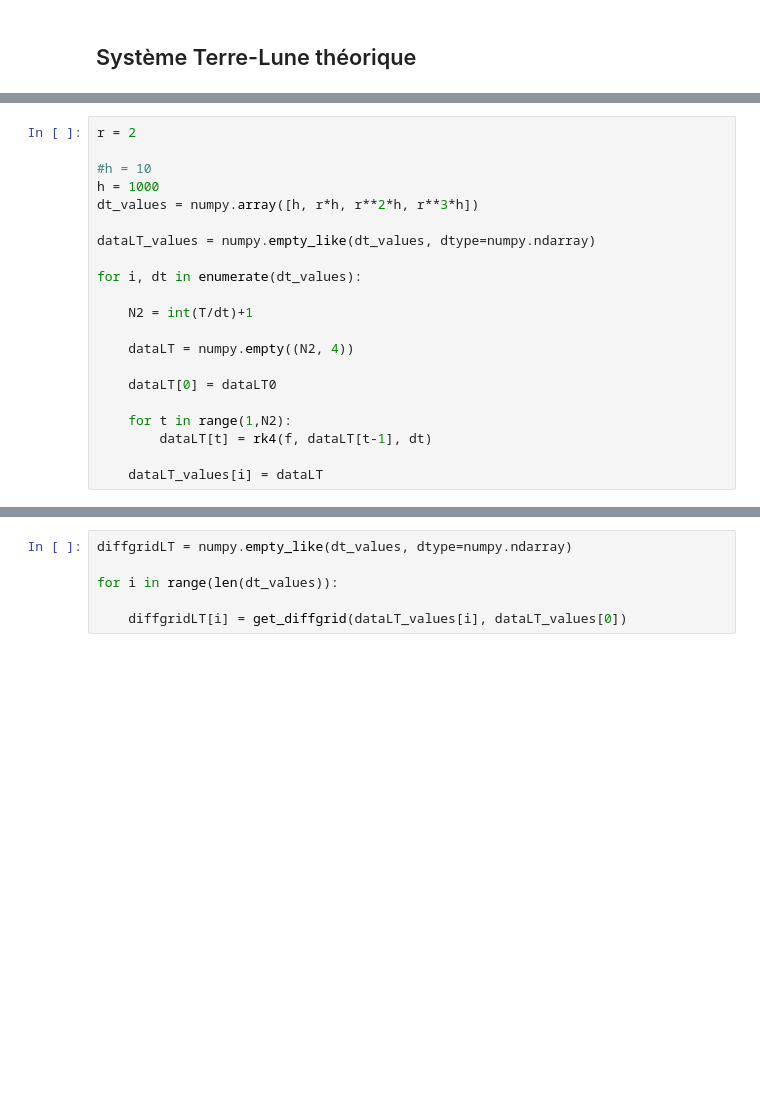
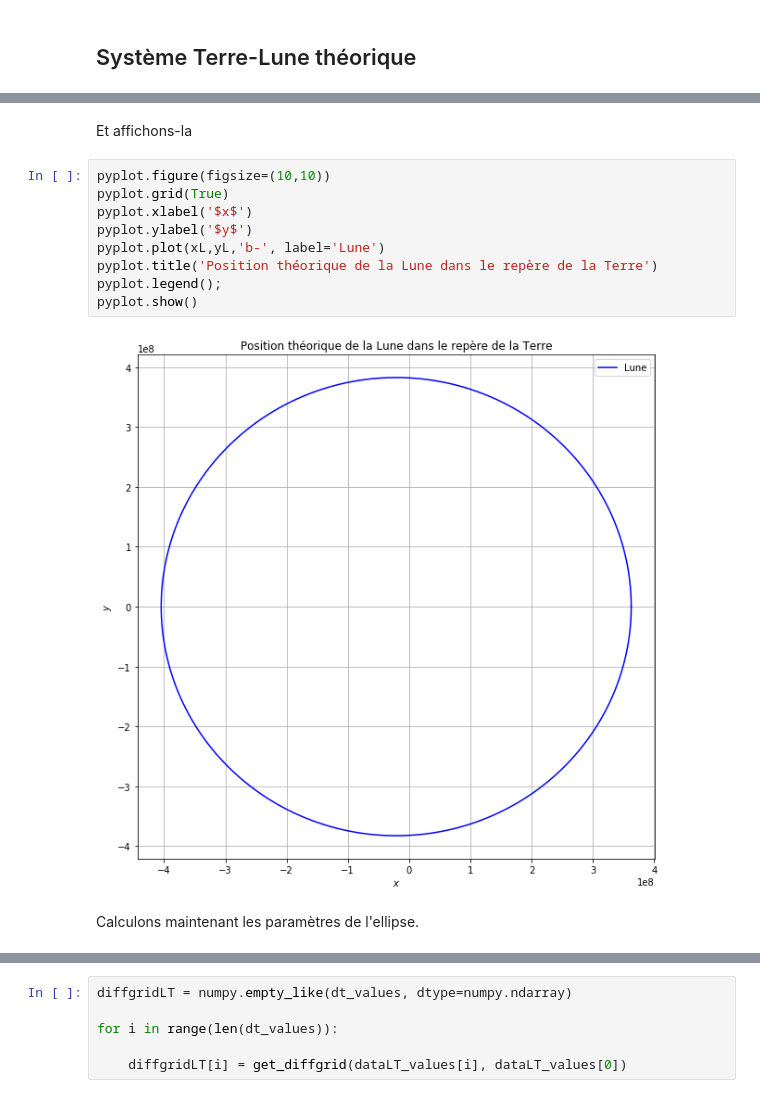
Before and after one commit to BerthilWorshipersSociety/MATH-314_travail_1, a Jupyter notebook: Travail n°1 Kepler - SCHOONEN Cédric, JAMOTTE Maxime.ipynb, the cells around one changed output, grey strips where cells are left out. Saved outputs shown, nothing was run; the diff lists cells and outputs as text; blank space fills up the shorter version.

```diff
--- a/Travail n°1 Kepler - SCHOONEN Cédric, JAMOTTE Maxime.ipynb
+++ b/Travail n°1 Kepler - SCHOONEN Cédric, JAMOTTE Maxime.ipynb
@@ -353,21 +191,0 @@ Calculons maintenant la trajectoire de la Lune pour plusieurs pas de temps diff
-# %%
-r = 2
-
-#h = 10
-h = 1000
-dt_values = numpy.array([h, r*h, r**2*h, r**3*h])
-
-dataLT_values = numpy.empty_like(dt_values, dtype=numpy.ndarray)
-
-for i, dt in enumerate(dt_values):
-
-    N2 = int(T/dt)+1
-
-    dataLT = numpy.empty((N2, 4))
-
-    dataLT[0] = dataLT0
-
-    for t in range(1,N2):
-        dataLT[t] = rk4(f, dataLT[t-1], dt)
-
-    dataLT_values[i] = dataLT
@@ -375,0 +307,15 @@ Calculons les erreurs par rapport à nos données les plus fine grâce à notre
+# %% [markdown]
+Et affichons-la
+# %%
+pyplot.figure(figsize=(10,10))
+pyplot.grid(True)
+pyplot.xlabel('$x$')
+pyplot.ylabel('$y$')
+pyplot.plot(xL,yL,'b-', label='Lune')
+pyplot.title('Position théorique de la Lune dans le repère de la Terre')
+pyplot.legend();
+pyplot.show()
+# %% [output]
+[figure, added]
+# %% [markdown]
+Calculons maintenant les paramètres de l'ellipse.
```
Also changed, not shown: parts of 152 cells of this notebook.
